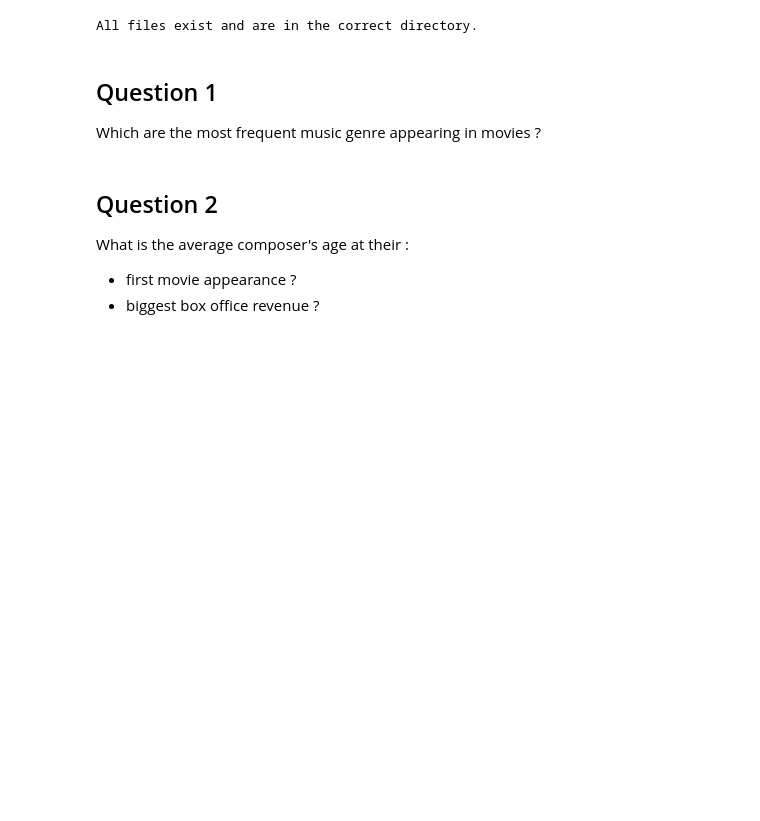
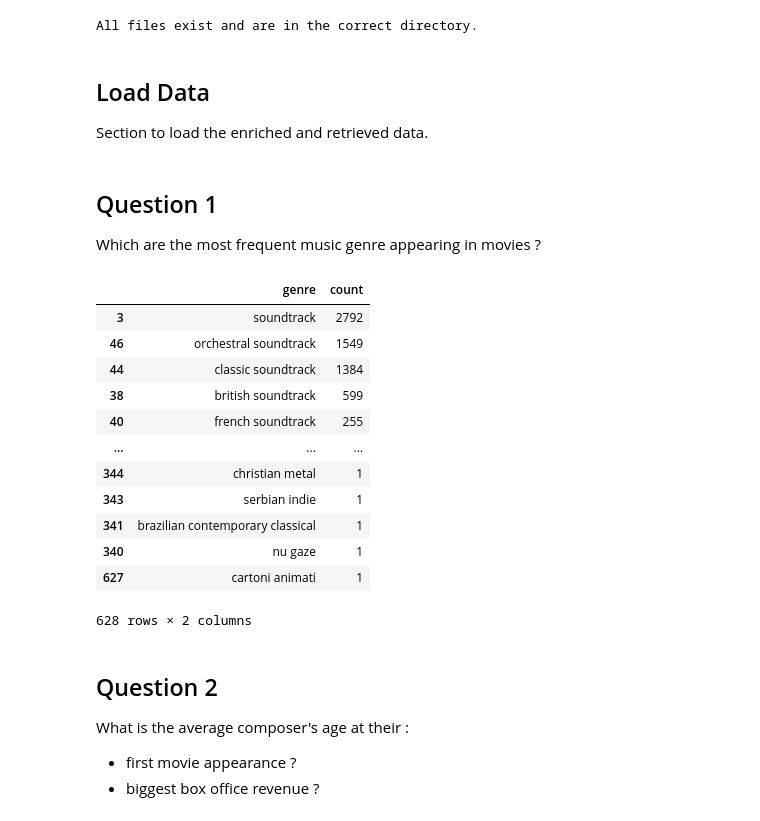
Before and after one commit to epfl-ada/ada-2023-project-learningthesecretsofdata, a Jupyter notebook: milestone_3.ipynb, the cells around one changed output. Saved outputs shown, nothing was run; the diff lists cells and outputs as text; code cells hidden in the pictures; blank space fills up the shorter version.

```diff
--- a/milestone_3.ipynb
+++ b/milestone_3.ipynb
@@ -35,2 +38,6 @@ else:
 # %% [output]
 All files exist and are in the correct directory.
+# %% [markdown]
+## Load Data
+
+Section to load the enriched and retrieved data.
@@ -43,3 +53,37 @@ from question_script.question1 import *
+# %%
+# TODO: Discuss about a possible interactive graph. The user can choose the range of box office revenue of movies and see the ranking with genre. GOAL: See if low, middle or high box office revenue have same ranking in music genre or not.
+from question_script.question1 import *
+
+min_box_office_revenue = 0
+max_box_office_revenue = 1e12
+
+composers_to_movies = create_db_to_link_composers_to_movies(clean_enrich_movies)
+
+movie_music_genre_df = pd.merge(left=spotify_composers_dataset,
+                                right=composers_to_movies,
+                                left_on='name',
+                                right_on='composer_name',
+                                how='inner')[['movie_name', 'genres', 'movie_revenue']]
+
+selected_movie_music_genre_df = movie_selection_over_revenue(df=movie_music_genre_df,
+                                                             min_revenue=min_box_office_revenue,
+                                                             max_revenue=max_box_office_revenue)
+
+genre_distribution_over_movies(selected_movie_music_genre_df).sort_values(by='count', ascending=False)
+# %% [output]
+|  | genre | count |
+| 3 | soundtrack | 2792 |
+| 46 | orchestral soundtrack | 1549 |
+| 44 | classic soundtrack | 1384 |
+| 38 | british soundtrack | 599 |
+| 40 | french soundtrack | 255 |
+| ... | ... | ... |
+| 344 | christian metal | 1 |
+| 343 | serbian indie | 1 |
+| 341 | brazilian contemporary classical | 1 |
+| 340 | nu gaze | 1 |
+| 627 | cartoni animati | 1 |
+628 rows × 2 columns
 # %% [markdown]
 ## Question 2
 
```
Also changed, not shown: parts of 5 cells of this notebook, 2 other files.
